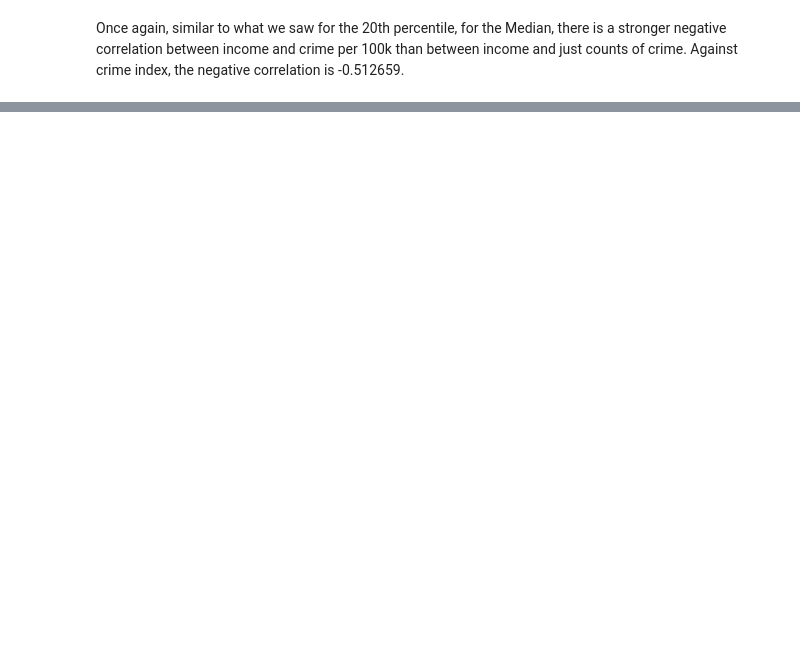
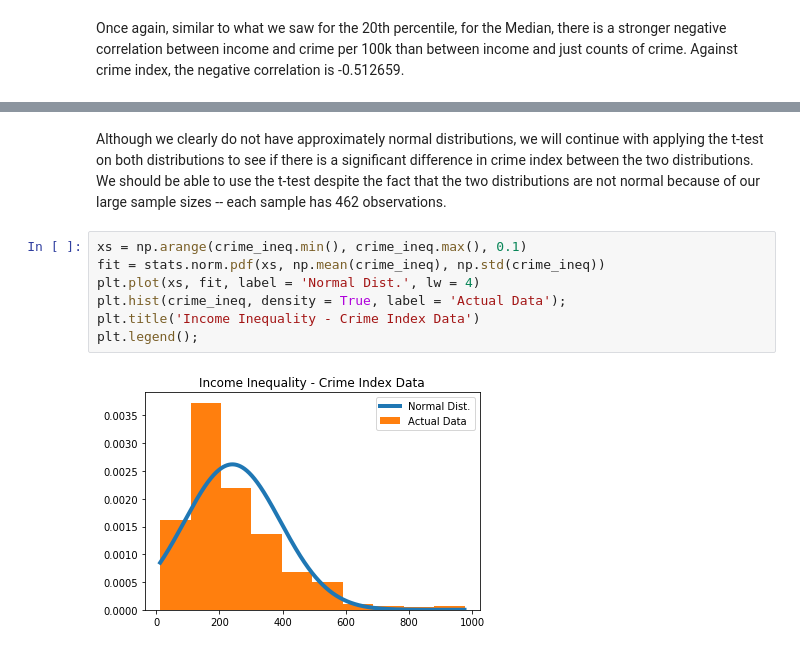
Before and after one commit to ewinterstorm/cogs108_finalproject, a Jupyter notebook: Analysis.ipynb, the cells around one changed output, grey strips where cells are left out. Drawn from its saved outputs; the diff is of its cells as text; blank space fills up the shorter version.

```diff
--- a/Analysis.ipynb
+++ b/Analysis.ipynb
@@ -261,0 +330,11 @@ Correlation is negative once against though when we check income's 95th percenti
+# %% [markdown]
+Although we clearly do not have approximately normal distributions, we will continue with applying the t-test on both distributions to see if there is a significant difference in crime index between the two distributions. We should be able to use the t-test despite the fact that the two distributions are not normal because of our large sample sizes -- each sample has 462 observations.
+# %%
+xs = np.arange(crime_ineq.min(), crime_ineq.max(), 0.1)
+fit = stats.norm.pdf(xs, np.mean(crime_ineq), np.std(crime_ineq))
+plt.plot(xs, fit, label = 'Normal Dist.', lw = 4)
+plt.hist(crime_ineq, density = True, label = 'Actual Data');
+plt.title('Income Inequality - Crime Index Data')
+plt.legend();
+# %% [output]
+[figure, added]
```
Also changed, not shown: parts of 9 cells of this notebook.
